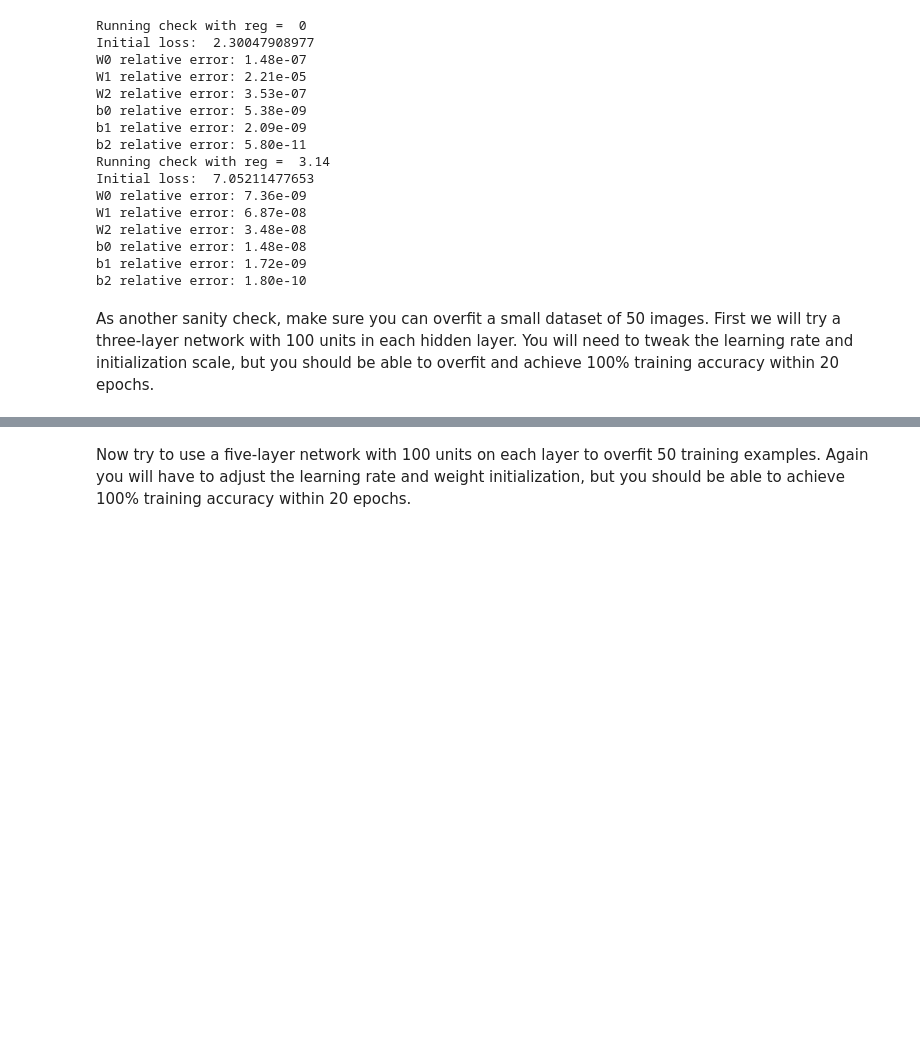
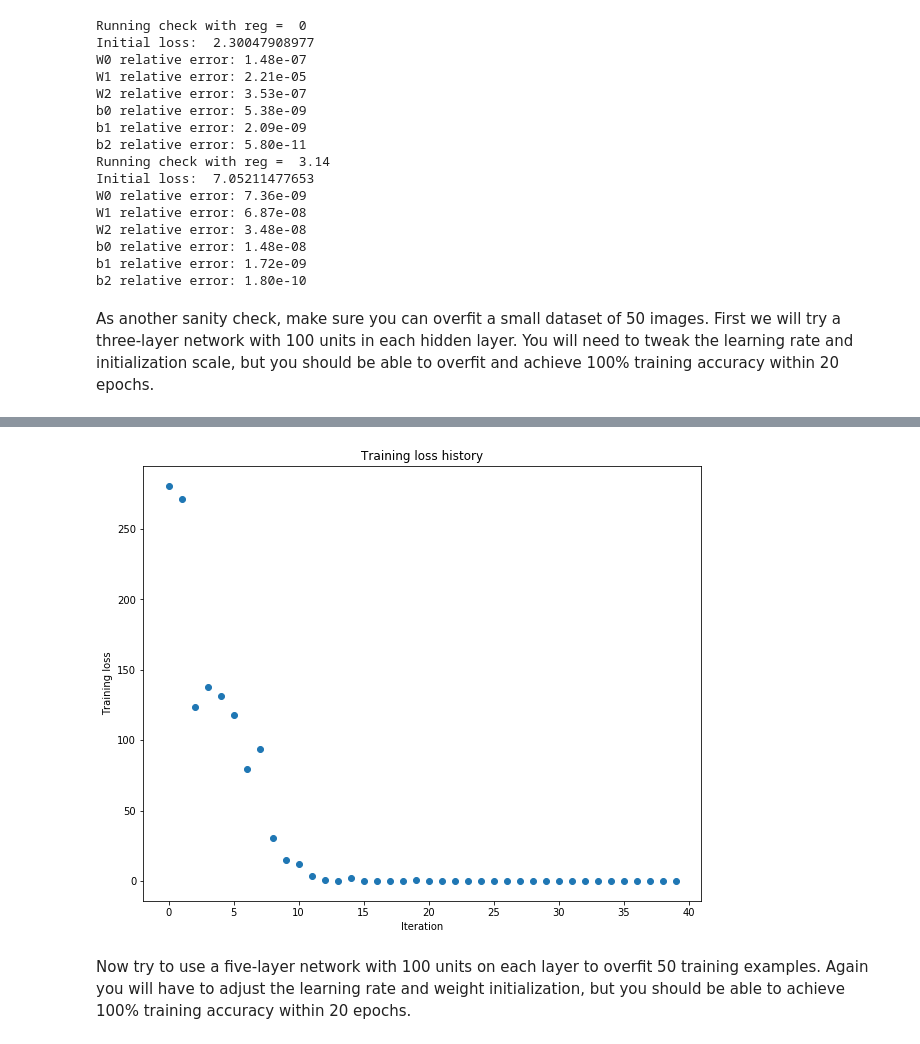
Before and after one commit to magnusja/cs231n, a Jupyter notebook: assignment2/FullyConnectedNets.ipynb, the cells around one changed output, grey strips where cells are left out. Saved outputs shown, nothing was run; the diff lists cells and outputs as text; code cells hidden in the pictures; blank space fills up the shorter version.

```diff
--- a/assignment2/FullyConnectedNets.ipynb
+++ b/assignment2/FullyConnectedNets.ipynb
@@ -432,8 +432,8 @@ small_data = {
   'y_val': data['y_val'],
 }
 
-weight_scale = 1e-2
-learning_rate = 1e-4
+weight_scale = 1e-1
+learning_rate = 1e-3
 model = FullyConnectedNet([100, 100],
               weight_scale=weight_scale, dtype=np.float64)
 solver = Solver(model, small_data,
@@ -455,3 +471,4 @@ KeyError: 'W0'
+[figure, added]
 # %% [markdown]
 Now try to use a five-layer network with 100 units on each layer to overfit 50 training examples. Again you will have to adjust the learning rate and weight initialization, but you should be able to achieve 100% training accuracy within 20 epochs.
 # %%
```
Also changed, not shown: parts of 7 cells of this notebook, 4 other files.
